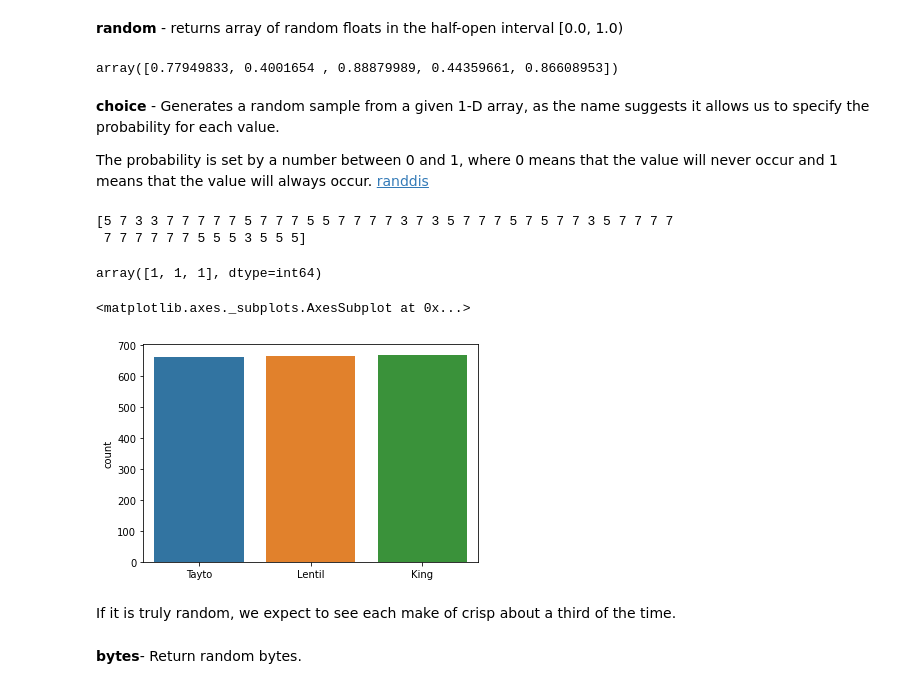
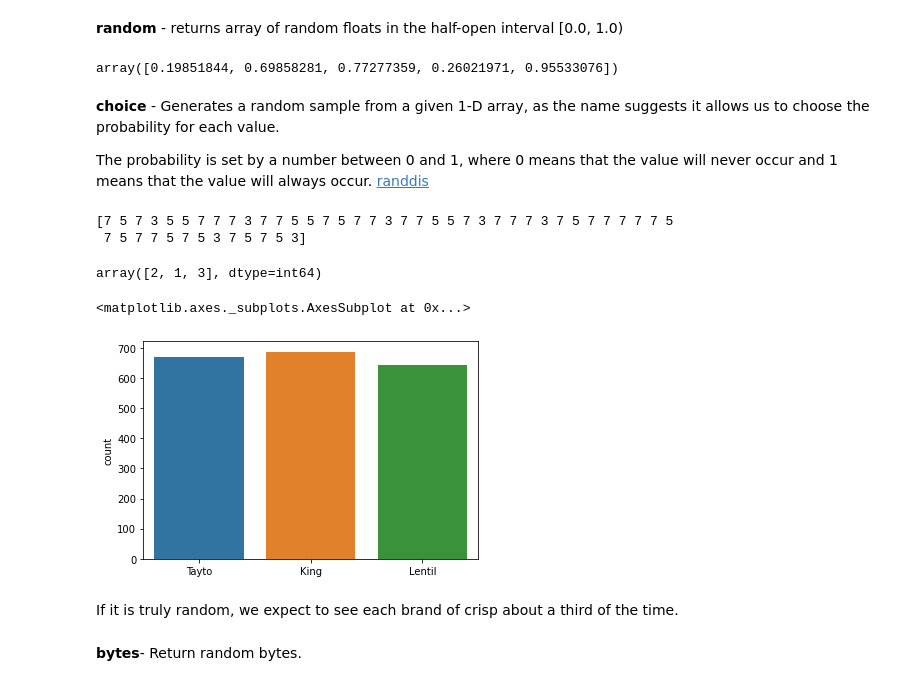
Before and after one commit to AineNicD/numpy-random, a Jupyter notebook: numpy-random.ipynb, the cells around one changed output. Drawn from its saved outputs; the diff is of its cells as text; code cells hidden in the pictures.

```diff
--- a/numpy-random.ipynb
+++ b/numpy-random.ipynb
@@ -133,49 +161,45 @@ We can specify how many random numbers we want with the <b> (size = ) </b> key w
 # %% [markdown]
 <b>random</b> - returns array of random floats in the half-open interval [0.0, 1.0)
-# %%
-rng = np.random.default_rng()
-
-rng.random()
-type(rng.random())
-rng.random((5,))
-# %% [output]
-array([0.77949833, 0.4001654 , 0.88879989, 0.44359661, 0.86608953])
+# %%
+
+default_rng().random()
+type(default_rng().random())
+default_rng().random((5,))
+# %% [output]
+array([0.19851844, 0.69858281, 0.77277359, 0.26021971, 0.95533076])
 # %% [markdown]
-<b>choice</b> -  Generates a random sample from a given 1-D array, as the name suggests it  allows us to specify the probability for each value.
+<b>choice</b> -  Generates a random sample from a given 1-D array, as the name suggests it  allows us to choose the probability for each value.
 
 The probability is set by a number between 0 and 1, where 0 means that the value will never occur and 1 means that the value will always occur. [randdis](https://www.w3schools.com/python/numpy_random_distribution.asp)
 # %%
 #Generate a 1-D array containing 50 values, where each value has to be 3, 5, 7 or 9.
+#[randdis](https://www.w3schools.com/python/numpy_random_distribution.asp)
 
 #The probability for the value to be 3 is set to be 0.1, etc..
 
-x = np.random.choice([3, 5, 7, 9], p=[0.1, 0.3, 0.6, 0.0], size=(50))
+x = np.random.default_rng().choice([3, 5, 7, 9], p=[0.1, 0.3, 0.6, 0.0], size=(50))
 
 print(x)
 # %% [output]
-[5 7 3 3 7 7 7 7 7 5 7 7 7 5 5 7 7 7 7 3 7 3 5 7 7 7 5 7 5 7 7 3 5 7 7 7 7
- 7 7 7 7 7 7 5 5 5 3 5 5 5]
+[7 5 7 3 5 5 7 7 7 3 7 7 5 5 7 5 7 7 3 7 7 5 5 7 3 7 7 7 3 7 5 7 7 7 7 7 5
+ 7 5 7 7 5 7 5 3 7 5 7 5 3]
 # %%
-
-#
-rng = np.random.default_rng()
-
-rng.choice(5, 3)
+np.random.default_rng().choice(5, 3)
 # %% [output]
-array([1, 1, 1], dtype=int64)
+array([2, 1, 3], dtype=int64)
 # %%
 #plotting with numpy.choice  #https://seaborn.pydata.org/generated/seaborn.countplot.html#seaborn.countplot
-# creating list of types of crisps
-make = ["King", "Tayto", "Lentil"]
+# creating list of brands of crisps
+brand = ["King", "Tayto", "Lentil"]
 #asks numpy to choose random selections from the list
-crisps = rng.choice(make, 2000)
+crisps = np.random.default_rng().choice(brand, 2000)
 list(crisps)
 sns.countplot(x = crisps)
 # %% [output]
 <matplotlib.axes._subplots.AxesSubplot at 0x...>
-[figure, old version]
+[figure, new version]
 # %% [markdown]
-If it is truly random, we expect to see each make of crisp about a third of the time.
+If it is truly random, we expect to see each brand of crisp about a third of the time.
 # %% [markdown]
 
 <b>bytes</b>-  Return random bytes.
```
Also changed, not shown: parts of 57 cells of this notebook, 3 other files.
